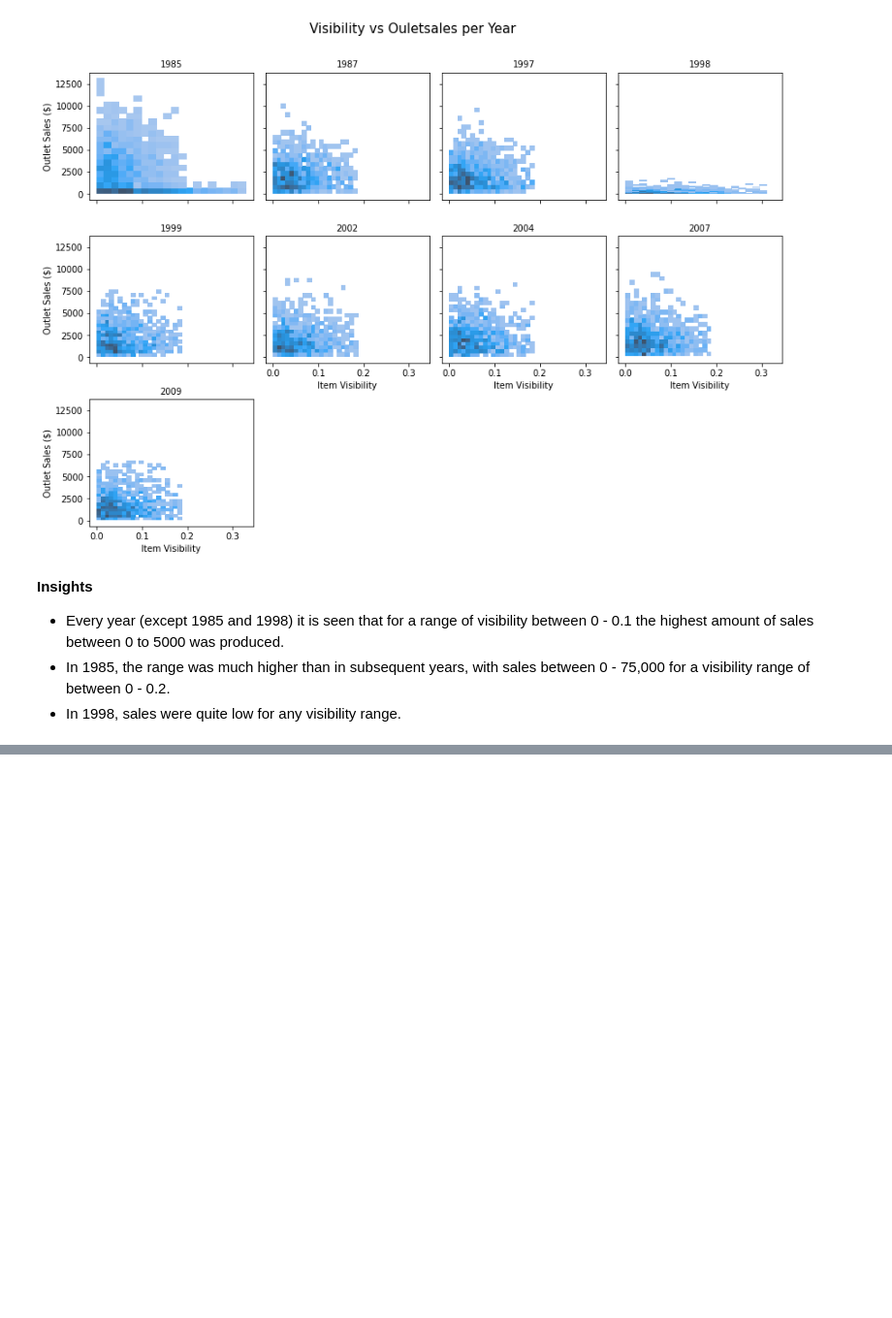
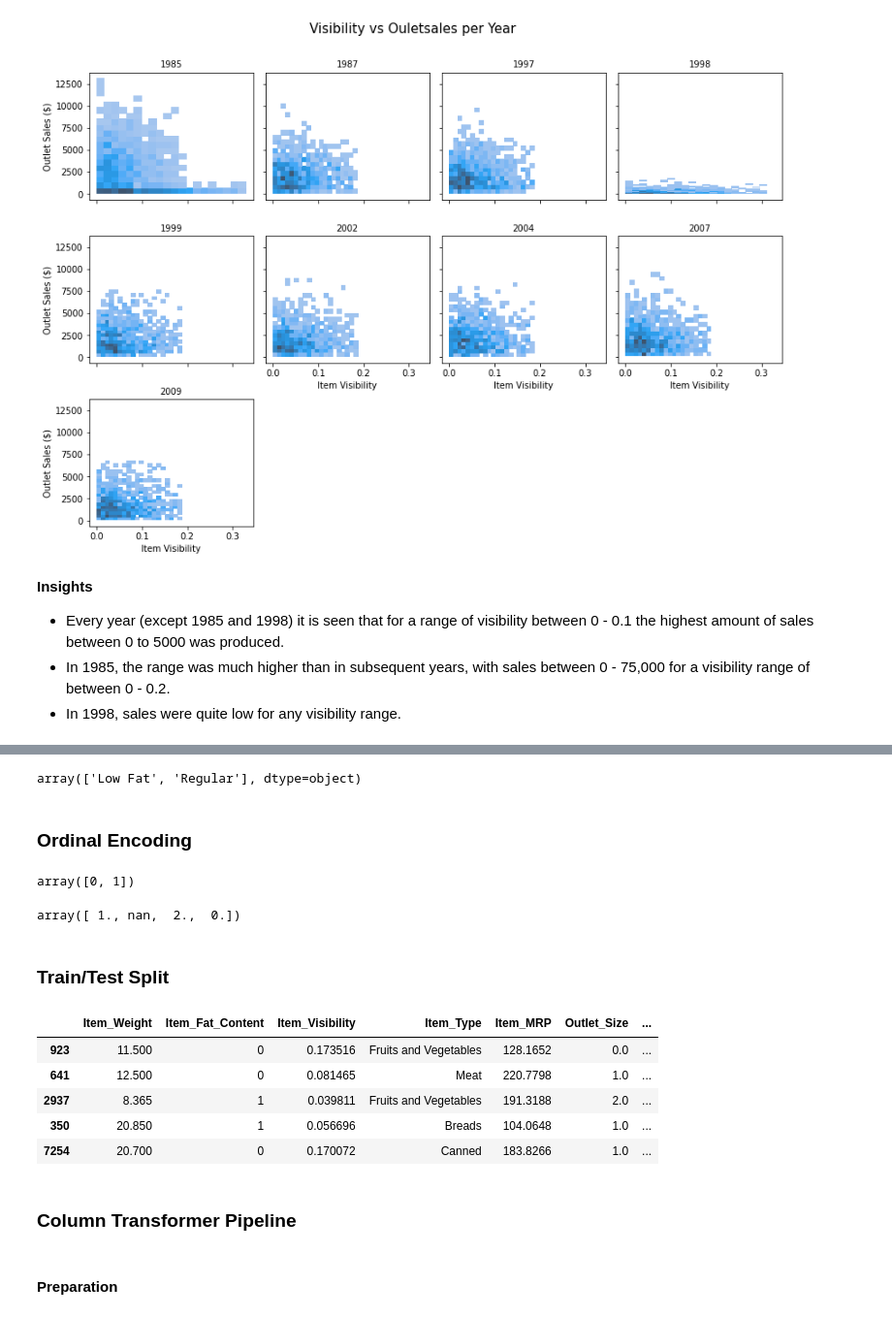
Before and after one commit to diazid/sales-predictions, a Jupyter notebook: sales_prediction.ipynb, the cells around one changed output, grey strips where cells are left out. Shown at 97% size. Saved outputs shown, nothing was run; the diff lists cells and outputs as text; code cells hidden in the pictures; blank space fills up the shorter version.

```diff
--- a/sales_prediction.ipynb
+++ b/sales_prediction.ipynb
@@ -691,0 +714,6 @@ plt.show()
+# %%
+## RELOADING DATASET
+url = 'https://drive.google.com/uc?export=download&id=1qiuKCaKtV3UnnvF02Old4UDHZ3mD4O_6'
+
+df2 = pd.read_csv(url)
+df2.head()
@@ -691,0 +729,48 @@ plt.show()
+# %%
+df2['Item_Fat_Content'].replace({'LF': 'Low Fat',
+                                'low fat': 'Low Fat',
+                                'reg': 'Regular'},
+                                inplace=True)
+df2['Item_Fat_Content'].unique()
+# %% [output]
+array(['Low Fat', 'Regular'], dtype=object)
+# %% [markdown]
+### Ordinal Encoding
+# %%
+## Item_Fat_Content
+ifc_dict = {'Low Fat': 0, 'Regular':1}
+df2['Item_Fat_Content'].replace(ifc_dict, inplace=True)
+df2['Item_Fat_Content'].unique()
+# %% [output]
+array([0, 1])
+# %%
+## Outlet_Size
+os_dict = {'Small':0, 'Medium':1, 'High':2}
+df2['Outlet_Size'].replace(os_dict, inplace=True)
+df2['Outlet_Size'].unique()
+# %% [output]
+array([ 1., nan,  2.,  0.])
+# %% [markdown]
+### Train/Test Split
+# %%
+## Target Variable
+y = df2['Item_Outlet_Sales'].copy()
+
+## FEATURES MATRIX
+X = df2.loc[:, ['Item_Weight', 'Item_Fat_Content', 'Item_Visibility', 'Item_Type', 'Item_MRP', 'Outlet_Size', 'Outlet_Location_Type', 'Outlet_Type']].copy()
+
+## SPLIT
+X_train, X_test, y_train, y_test = train_test_split(X, y, train_size = 0.75, random_state = 2154)
+
+X_train.head()
+# %% [output]
+|  | Item_Weight | Item_Fat_Content | Item_Visibility | Item_Type | Item_MRP | Outlet_Size | ... |
+| 923 | 11.500 | 0 | 0.173516 | Fruits and Vegetables | 128.1652 | 0.0 | ... |
+| 641 | 12.500 | 0 | 0.081465 | Meat | 220.7798 | 1.0 | ... |
+| 2937 | 8.365 | 1 | 0.039811 | Fruits and Vegetables | 191.3188 | 2.0 | ... |
+| 350 | 20.850 | 1 | 0.056696 | Breads | 104.0648 | 1.0 | ... |
+| 7254 | 20.700 | 0 | 0.170072 | Canned | 183.8266 | 1.0 | ... |
+# %% [markdown]
+### Column Transformer Pipeline
+# %% [markdown]
+#### Preparation
```
Also changed, not shown: parts of 33 cells of this notebook.
